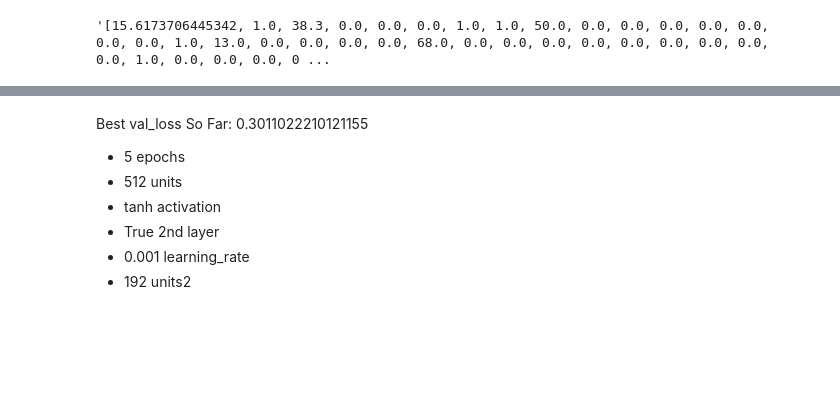
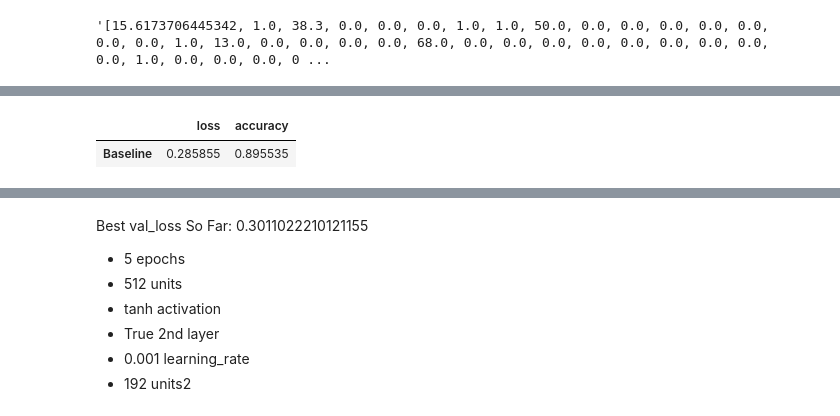
Before and after one commit to janoshr/ffa-model, a Jupyter notebook: FFA_Model.ipynb, the cells around one changed output, grey strips where cells are left out. Cells and saved outputs as stored; diff of their text form; code cells hidden in the pictures; blank space fills up the shorter version.

```diff
--- a/FFA_Model.ipynb
+++ b/FFA_Model.ipynb
@@ -70,0 +106,15 @@ str(list(x_test[1]))
+# %%
+# Train baseline model
+NUM_EPOCHS = 20
+
+# Early stopping set after 5 epochs
+stop_early = tf.keras.callbacks.EarlyStopping(monitor='val_loss', patience=5)
+
+b_model.fit(
+    x_train,
+    y_train,
+    epochs=NUM_EPOCHS,
+    validation_data=(x_val, y_val),
+    callbacks=[stop_early],
+    verbose=2
+)
@@ -70,0 +143,34 @@ str(list(x_test[1]))
+# %%
+def evaluate_model(model, x_test, y_test):
+    """
+    evaluate model on test set and show results in dataframe.
+
+    Parameters
+    ----------
+    model : keras model
+        trained keras model.
+    X_test : numpy array
+        Features of holdout set.
+    y_test : numpy array
+        Labels of holdout set.
+
+    Returns
+    -------
+    display_df : DataFrame
+        Pandas dataframe containing evaluation results.
+    """
+    eval_dict = model.evaluate(x_test, y_test, return_dict=True)
+
+    display_df = pd.DataFrame([eval_dict.values()], columns=[list(eval_dict.keys())])
+
+    return display_df
+
+# Evaluate model on test set and add results to dataframe
+results = evaluate_model(b_model, x_test, y_test)
+
+# Set index to 'Baseline'
+results.index = ['Baseline']
+
+# Display results
+results.head()
+# %% [output]
@@ -71 +178,3 @@ str(list(x_test[1]))
+|  | loss | accuracy |
+| Baseline | 0.285855 | 0.895535 |
 # %%
```
Also changed, not shown: parts of 21 cells of this notebook, 2 other files.
